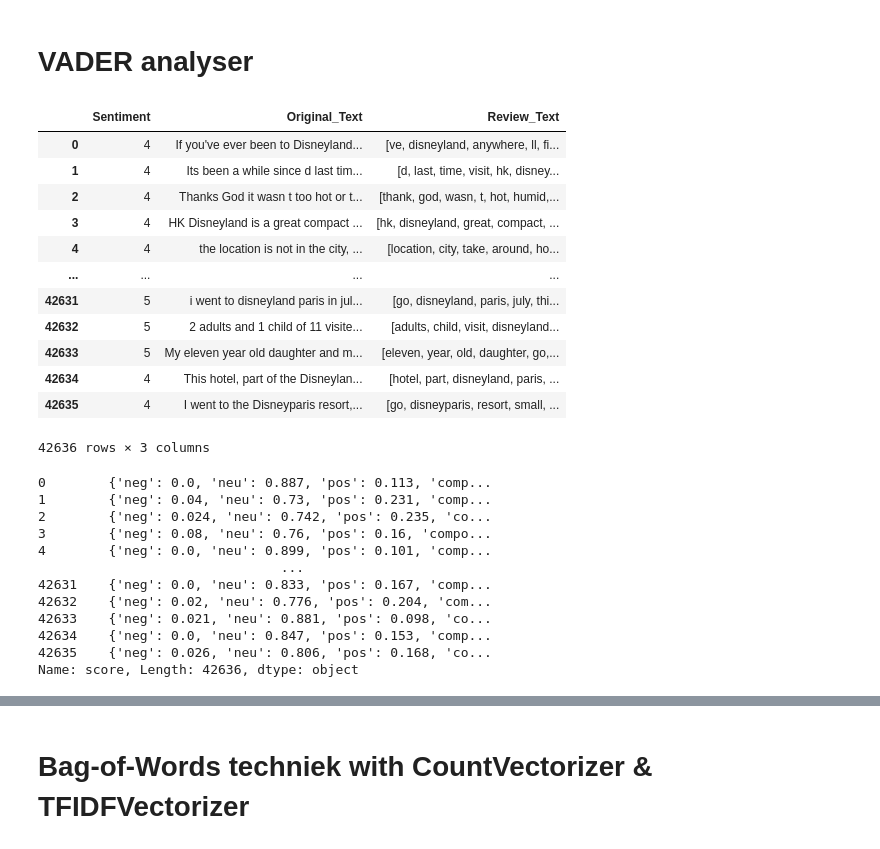
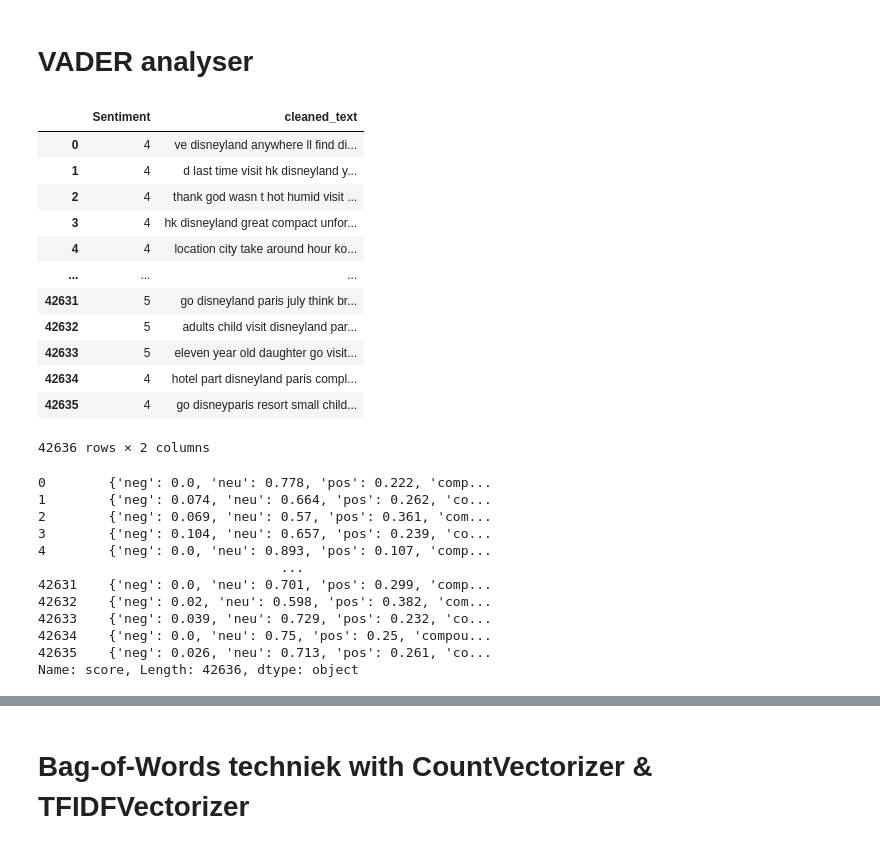
Before and after one commit to Xevro/NLP-Disney-reviews, a Jupyter notebook: Homework NLP/HomeworkNLP.ipynb, the cells around one changed output, grey strips where cells are left out. Drawn from its saved outputs; the diff is of its cells as text; code cells hidden in the pictures.

```diff
--- a/Homework NLP/HomeworkNLP.ipynb
+++ b/Homework NLP/HomeworkNLP.ipynb
@@ -366,8 +364,8 @@ def apply_wordnetlemmatizer(tokenized_column):
     lem = WordNetLemmatizer()
     return [lem.lemmatize(word, "v") for word in tokenized_column]
 
-#df['porter_stemmed'] = df.apply(lambda x: apply_porterstemmer(x['stopwords_removed']), axis=1)
-df['word_lemmatized'] = df.apply(lambda x: apply_wordnetlemmatizer(x['stopwords_removed']), axis=1) #porter_stemmed
+#df['porter_stemmed'] = df.apply(lambda row: apply_porterstemmer(row['stopwords_removed']), axis=1)
+df['word_lemmatized'] = df.apply(lambda row: apply_wordnetlemmatizer(row['stopwords_removed']), axis=1) #porter_stemmed
 
 lem = WordNetLemmatizer()
 stem = PorterStemmer()
@@ -402,6 +400,13 @@ tokenized_words = df['Review_Text'][283]
 print(tokenized_words)
 # %% [output]
 ['people', 'themepark', 'one', 'small', 'much', 'attractions', 'name', 'people', 'flock', 'place', 'countries', 'good', 'disney', 'one']
+# %%
+def list_to_string(s):
+    str1 = ""
+    for ele in s:
+        str1 += " " + ele
+    return str1
+df['cleaned_text'] = df.apply(lambda row: list_to_string(row['Review_Text']), axis=1) #porter_stemmed
 # %% [markdown]
 ### Stap 3 : Sentiment analysis
 
@@ -435,37 +431,38 @@ Ga na wat de kwaliteit is van Sentiment analyse op de reviews via volgende 3 tec
 # %%
 vaderdf = df.copy()
+vaderdf.drop(columns=['Original_Text', 'Review_Text'], inplace=True)
 vaderdf
 # %% [output]
-|  | Sentiment | Original_Text | Review_Text |
-| 0 | 4 | If you've ever been to Disneyland... | [ve, disneyland, anywhere, ll, fi... |
-| 1 | 4 | Its been a while since d last tim... | [d, last, time, visit, hk, disney... |
-| 2 | 4 | Thanks God it wasn t too hot or t... | [thank, god, wasn, t, hot, humid,... |
-| 3 | 4 | HK Disneyland is a great compact ... | [hk, disneyland, great, compact, ... |
-| 4 | 4 | the location is not in the city, ... | [location, city, take, around, ho... |
-| ... | ... | ... | ... |
-| 42631 | 5 | i went to disneyland paris in jul... | [go, disneyland, paris, july, thi... |
-| 42632 | 5 | 2 adults and 1 child of 11 visite... | [adults, child, visit, disneyland... |
-| 42633 | 5 | My eleven year old daughter and m... | [eleven, year, old, daughter, go,... |
-| 42634 | 4 | This hotel, part of the Disneylan... | [hotel, part, disneyland, paris, ... |
-| 42635 | 4 | I went to the Disneyparis resort,... | [go, disneyparis, resort, small, ... |
+|  | Sentiment | cleaned_text |
+| 0 | 4 | ve disneyland anywhere ll find di... |
+| 1 | 4 | d last time visit hk disneyland y... |
+| 2 | 4 | thank god wasn t hot humid visit ... |
+| 3 | 4 | hk disneyland great compact unfor... |
+| 4 | 4 | location city take around hour ko... |
+| ... | ... | ... |
+| 42631 | 5 | go disneyland paris july think br... |
+| 42632 | 5 | adults child visit disneyland par... |
+| 42633 | 5 | eleven year old daughter go visit... |
+| 42634 | 4 | hotel part disneyland paris compl... |
+| 42635 | 4 | go disneyparis resort small child... |
-42636 rows × 3 columns
+42636 rows × 2 columns
 # %%
 sid = SentimentIntensityAnalyzer()
 
-vaderdf['score'] = vaderdf['Original_Text'].apply(lambda review: sid.polarity_scores(review))
+vaderdf['score'] = vaderdf['cleaned_text'].apply(lambda review: sid.polarity_scores(review))
 vaderdf['score']
 # %% [output]
-0        {'neg': 0.0, 'neu': 0.887, 'pos': 0.113, 'comp...
-1        {'neg': 0.04, 'neu': 0.73, 'pos': 0.231, 'comp...
-2        {'neg': 0.024, 'neu': 0.742, 'pos': 0.235, 'co...
-3        {'neg': 0.08, 'neu': 0.76, 'pos': 0.16, 'compo...
-4        {'neg': 0.0, 'neu': 0.899, 'pos': 0.101, 'comp...
+0        {'neg': 0.0, 'neu': 0.778, 'pos': 0.222, 'comp...
+1        {'neg': 0.074, 'neu': 0.664, 'pos': 0.262, 'co...
+2        {'neg': 0.069, 'neu': 0.57, 'pos': 0.361, 'com...
+3        {'neg': 0.104, 'neu': 0.657, 'pos': 0.239, 'co...
+4        {'neg': 0.0, 'neu': 0.893, 'pos': 0.107, 'comp...
                                ...
-42631    {'neg': 0.0, 'neu': 0.833, 'pos': 0.167, 'comp...
-42632    {'neg': 0.02, 'neu': 0.776, 'pos': 0.204, 'com...
-42633    {'neg': 0.021, 'neu': 0.881, 'pos': 0.098, 'co...
-42634    {'neg': 0.0, 'neu': 0.847, 'pos': 0.153, 'comp...
-42635    {'neg': 0.026, 'neu': 0.806, 'pos': 0.168, 'co...
+42631    {'neg': 0.0, 'neu': 0.701, 'pos': 0.299, 'comp...
+42632    {'neg': 0.02, 'neu': 0.598, 'pos': 0.382, 'com...
+42633    {'neg': 0.039, 'neu': 0.729, 'pos': 0.232, 'co...
+42634    {'neg': 0.0, 'neu': 0.75, 'pos': 0.25, 'compou...
+42635    {'neg': 0.026, 'neu': 0.713, 'pos': 0.261, 'co...
 Name: score, Length: 42636, dtype: object
 # %%
 vaderdf['comp_score'] = vaderdf['score'].apply(lambda d:d['compound'])
```
Also changed, not shown: parts of 68 cells of this notebook.
